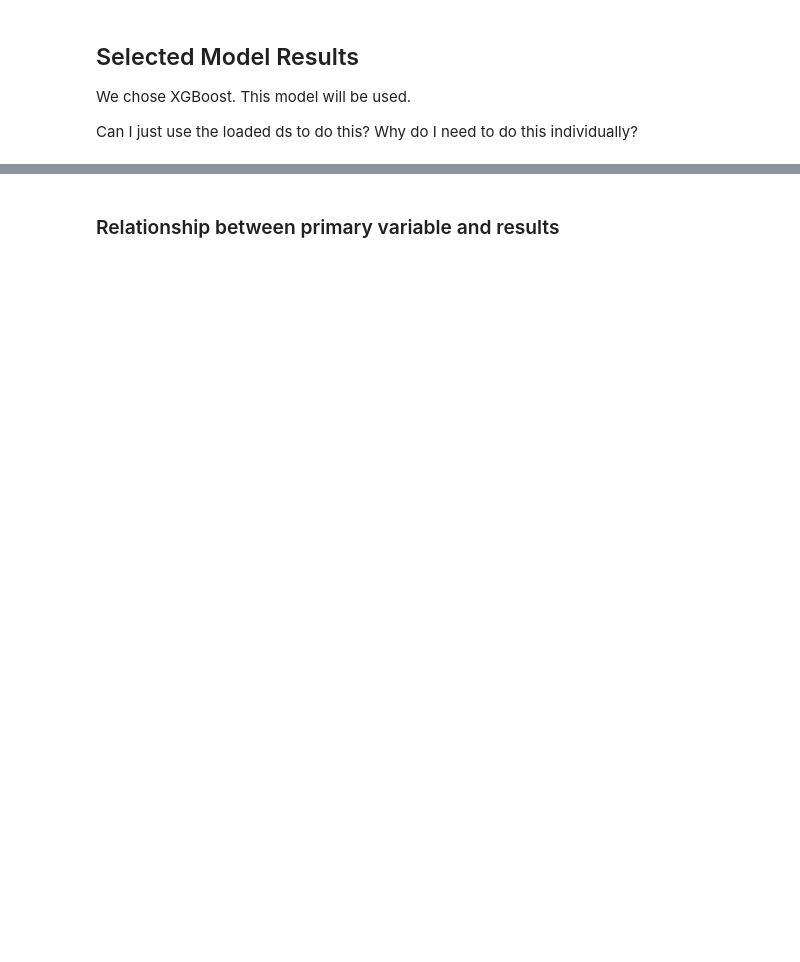
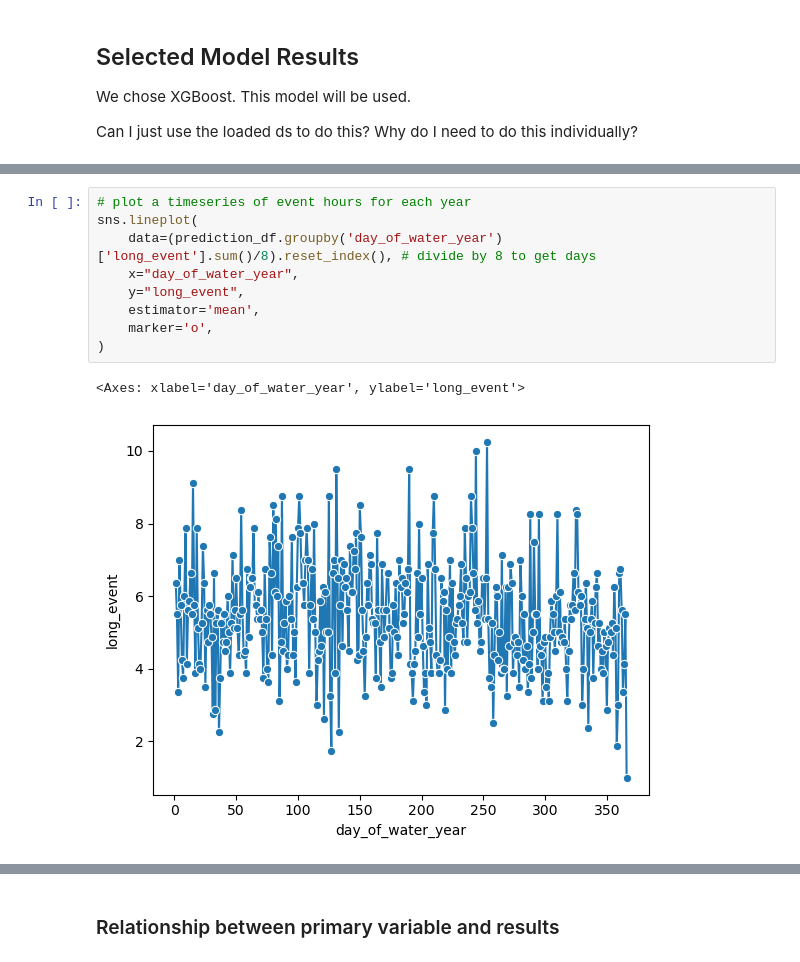
Before and after one commit to dlhogan97/Synoptic-Sublimation, a Jupyter notebook: 02_analysis/data_exploration/22_modeling_sublimation_event_occurrence.ipynb, the cells around one changed output, grey strips where cells are left out. Drawn from its saved outputs; the diff is of its cells as text; blank space fills up the shorter version.

```diff
--- a/02_analysis/data_exploration/22_modeling_sublimation_event_occurrence.ipynb
+++ b/02_analysis/data_exploration/22_modeling_sublimation_event_occurrence.ipynb
@@ -1405,0 +1389,12 @@ print("Data saved...")
+# %%
+# plot a timeseries of event hours for each year
+sns.lineplot(
+    data=(prediction_df.groupby('day_of_water_year')['long_event'].sum()/8).reset_index(), # divide by 8 to get days
+    x="day_of_water_year",
+    y="long_event",
+    estimator='mean',
+    marker='o',
+)
+# %% [output]
+<Axes: xlabel='day_of_water_year', ylabel='long_event'>
+[figure, added]
```
Also changed, not shown: parts of 43 cells of this notebook, 1 other file.
